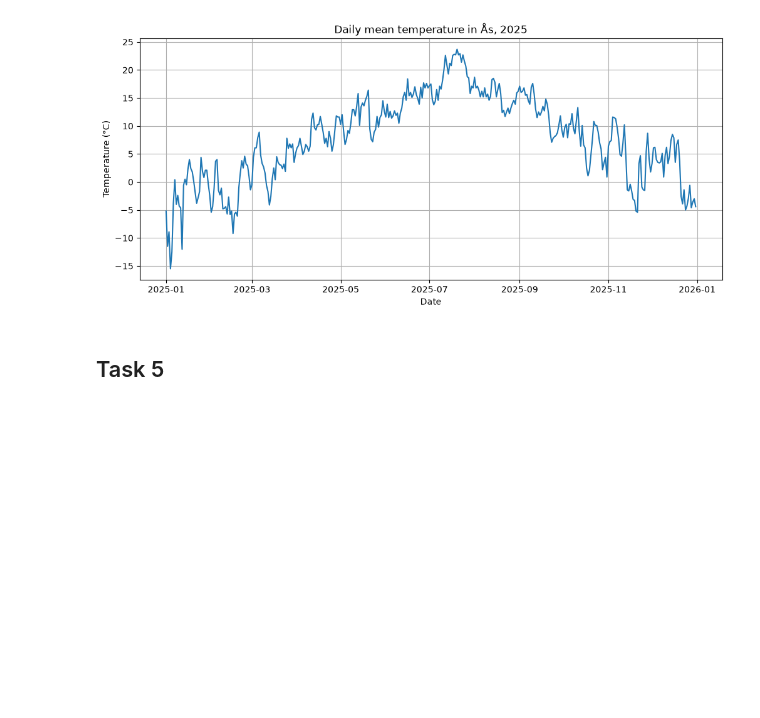
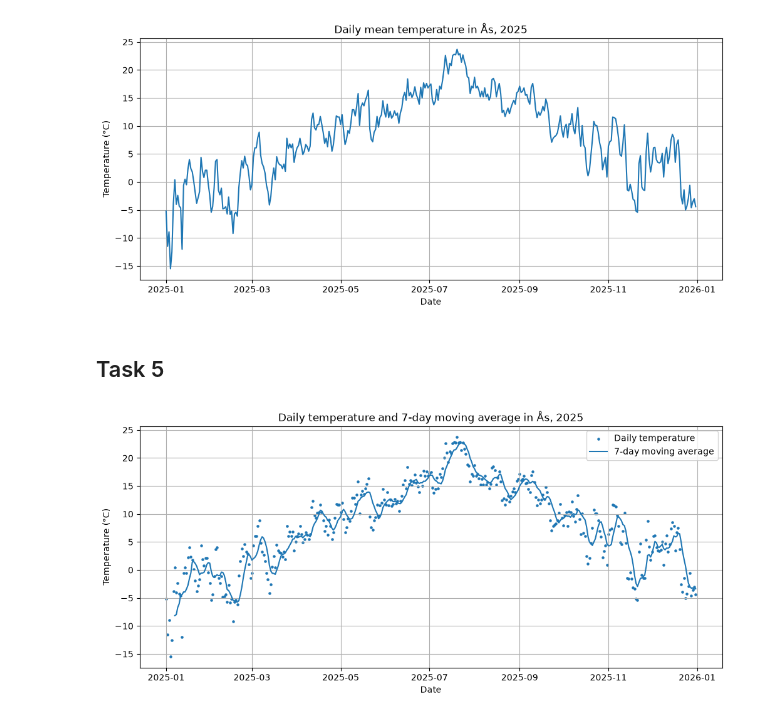
Before and after one commit to ellissandramuller-netizen/INF201-deliverable-1, a Jupyter notebook: elli_tasks.ipynb, the cells around one changed output. Saved outputs shown, nothing was run; the diff lists cells and outputs as text; code cells hidden in the pictures; blank space fills up the shorter version.

Commit message:
Added comments, docstring and type hint and fixed an accidental deletion of code lines in Task 1

```diff
--- a/elli_tasks.ipynb
+++ b/elli_tasks.ipynb
@@ -7,9 +7,11 @@ import requests
 import pandas as pd
 import matplotlib.pyplot as plt
 # %%
+# Leser inn klient-ID fra en separat tekstfil og fjerner unødvendige mellomrom
 with open('client_id.txt', 'r') as file:
     my_id = file.read().strip()
 
+# Definerer parametere for å hente døgnmiddeltemperaturer fra Ås i 2025
 parameters = {
     "sources": "SN17850",
     "elements": "mean(air_temperature P1D)",
@@ -18,13 +20,21 @@ parameters = {
     "levels": "default"
 }
 
+# Angir URL til Frost API sitt endepunkt for observasjoner
 url = "https://frost.met.no/observations/v0.jsonld"
 
+# Sender en GET-forespørsel med parametere og klient-ID for autentisering
 response = requests.get(
     url,
     params=parameters,
     auth=(my_id, "")
 )
+
+# Konverterer API-responsen til en dictionary
+data = response.json()
+
+# Henter ut listen med observasjoner fra responsen
+observations = data["data"]
 # %% [markdown]
 Exploring the API response
 
@@ -75,21 +106,35 @@ plt.show()
 # %% [markdown]
 ## Task 5
 # %%
-def moving_average(temperatures):
+# Funksjon som beregner 7-dagers glidende gjennomsnitt
+def moving_average(temperatures: pd.Series) -> pd.Series:
+    """Calculate the 7-day moving average of daily temperatures."""
+
     average = temperatures.rolling(window=7).mean()
 
-    df["moving_average"] = moving_average(df["temperature"])
+    return average
 
-    plt.figure(figsize=(12, 5))
 
-    plt.scatter(df["date"], df["temperature"], s=5, label="Daily temperature")
+# Bruker funksjonen på døgnmiddeltemperaturene fra Task 1
+# og lagrer resultatet i en ny kolonne i DataFramen
+df["moving_average"] = moving_average(df["temperature"])
 
-    plt.plot(df["date"], df["moving_average"], label="7-day moving average")
-    plt.xlable("Date")
-    plt.ylable("Temperature (°C)")
-    plt.title("Daily temperature and 7-day moving average in Ås, 2025")
-    plt.legend()
-    plt.grid(True)
-    plt.show()
 
-moving_average(df["temperatures"])
+# Oppretter en figur for å sammenligne daglige temperaturer og glidende gjennomsnitt
+plt.figure(figsize=(12, 5))
+
+# Viser de daglige temperaturene som punkter
+plt.scatter(df["date"], df["temperature"], s=5, label="Daily temperature")
+
+# Viser 7-dagers glidende gjennomsnitt som en sammenhengende linje
+plt.plot(df["date"], df["moving_average"], label="7-day moving average")
+
+# Legger til aksetitler, figurtittel, tegnforklaring og rutenett
+plt.xlabel("Date")
+plt.ylabel("Temperature (°C)")
+plt.title("Daily temperature and 7-day moving average in Ås, 2025")
+plt.legend()
+plt.grid(True)
+plt.show()
+# %% [output]
+[figure, added]
```
Also changed, not shown: parts of 3 cells of this notebook.
